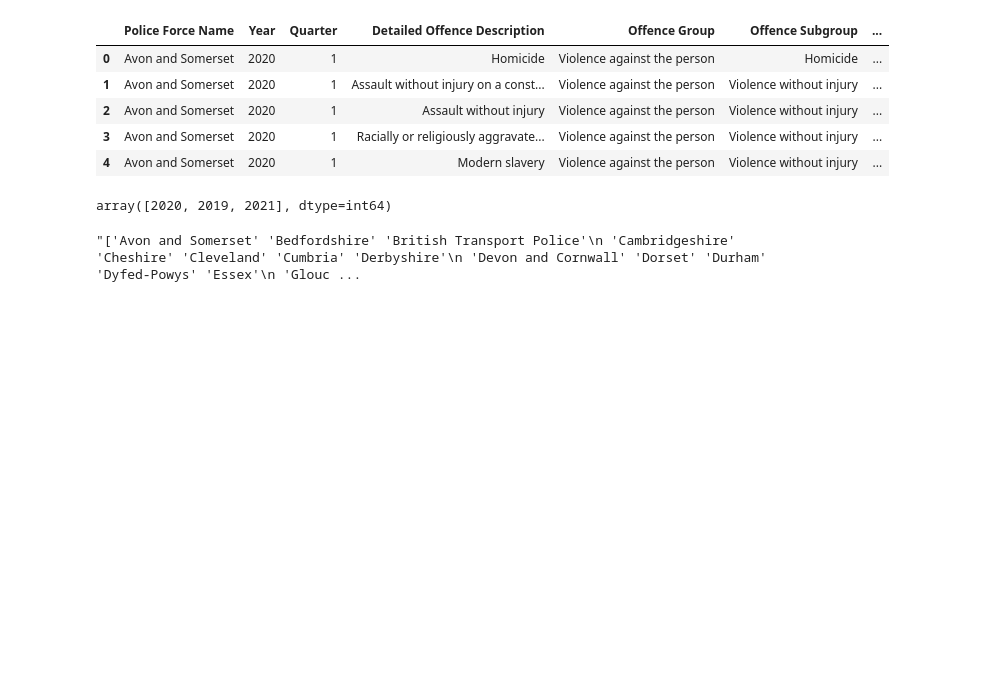
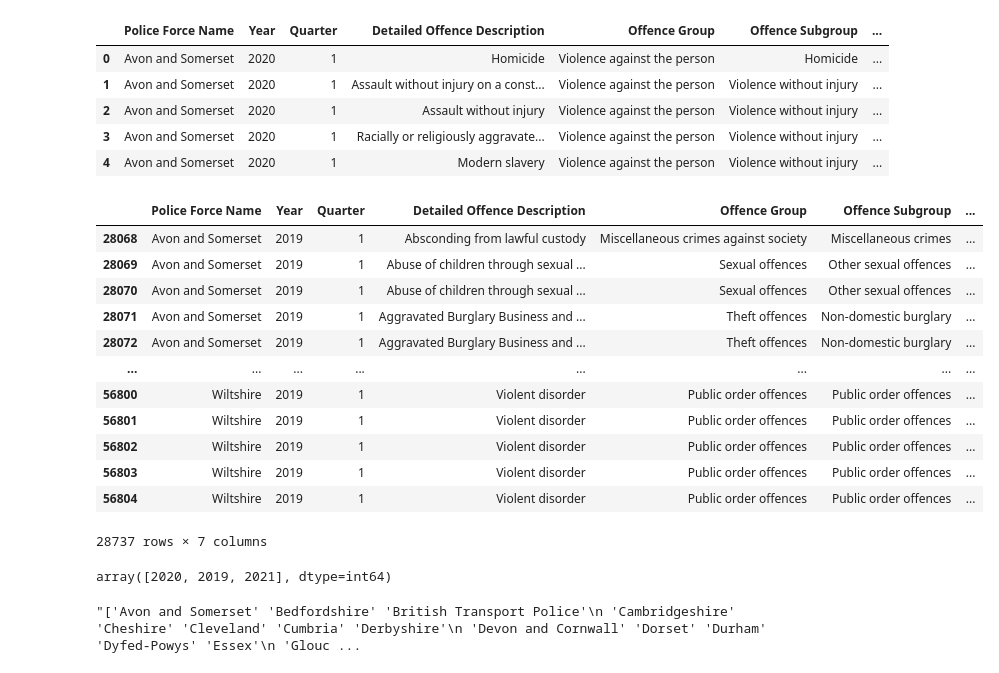
Before and after one commit to elliot-linsey/QMUL, a Jupyter notebook: EOY Project/Untitled.ipynb, the cells around one changed output. Cells and saved outputs as stored; diff of their text form; code cells hidden in the pictures; blank space fills up the shorter version.

```diff
--- a/EOY Project/Untitled.ipynb
+++ b/EOY Project/Untitled.ipynb
@@ -11,6 +11,22 @@ df.head()
 | 2 | Avon and Somerset | 2020 | 1 | Assault without injury | Violence against the person | Violence without injury | ... |
 | 3 | Avon and Somerset | 2020 | 1 | Racially or religiously aggravate... | Violence against the person | Violence without injury | ... |
 | 4 | Avon and Somerset | 2020 | 1 | Modern slavery | Violence against the person | Violence without injury | ... |
+# %%
+df[(df.Year == 2019) & (df.Quarter == 1)]
+# %% [output]
+|  | Police Force Name | Year | Quarter | Detailed Offence Description | Offence Group | Offence Subgroup | ... |
+| 28068 | Avon and Somerset | 2019 | 1 | Absconding from lawful custody | Miscellaneous crimes against society | Miscellaneous crimes | ... |
+| 28069 | Avon and Somerset | 2019 | 1 | Abuse of children through sexual ... | Sexual offences | Other sexual offences | ... |
+| 28070 | Avon and Somerset | 2019 | 1 | Abuse of children through sexual ... | Sexual offences | Other sexual offences | ... |
+| 28071 | Avon and Somerset | 2019 | 1 | Aggravated Burglary Business and ... | Theft offences | Non-domestic burglary | ... |
+| 28072 | Avon and Somerset | 2019 | 1 | Aggravated Burglary Business and ... | Theft offences | Non-domestic burglary | ... |
+| ... | ... | ... | ... | ... | ... | ... | ... |
+| 56800 | Wiltshire | 2019 | 1 | Violent disorder | Public order offences | Public order offences | ... |
+| 56801 | Wiltshire | 2019 | 1 | Violent disorder | Public order offences | Public order offences | ... |
+| 56802 | Wiltshire | 2019 | 1 | Violent disorder | Public order offences | Public order offences | ... |
+| 56803 | Wiltshire | 2019 | 1 | Violent disorder | Public order offences | Public order offences | ... |
+| 56804 | Wiltshire | 2019 | 1 | Violent disorder | Public order offences | Public order offences | ... |
+28737 rows × 7 columns
 # %%
 df2 = pd.read_csv('table3.txt')
 df2.to_csv('table3.csv')
```
Also changed, not shown: 1 other file.
